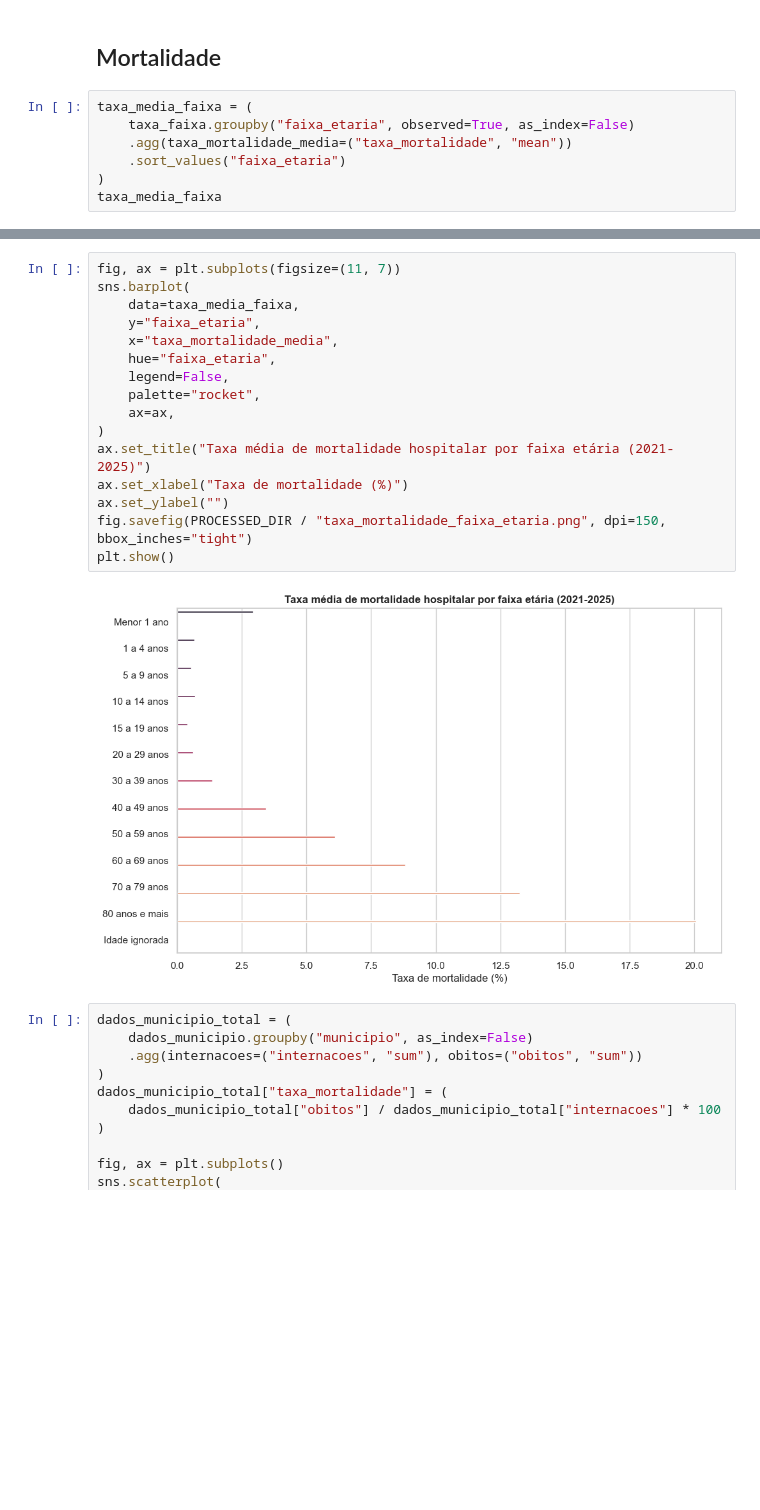
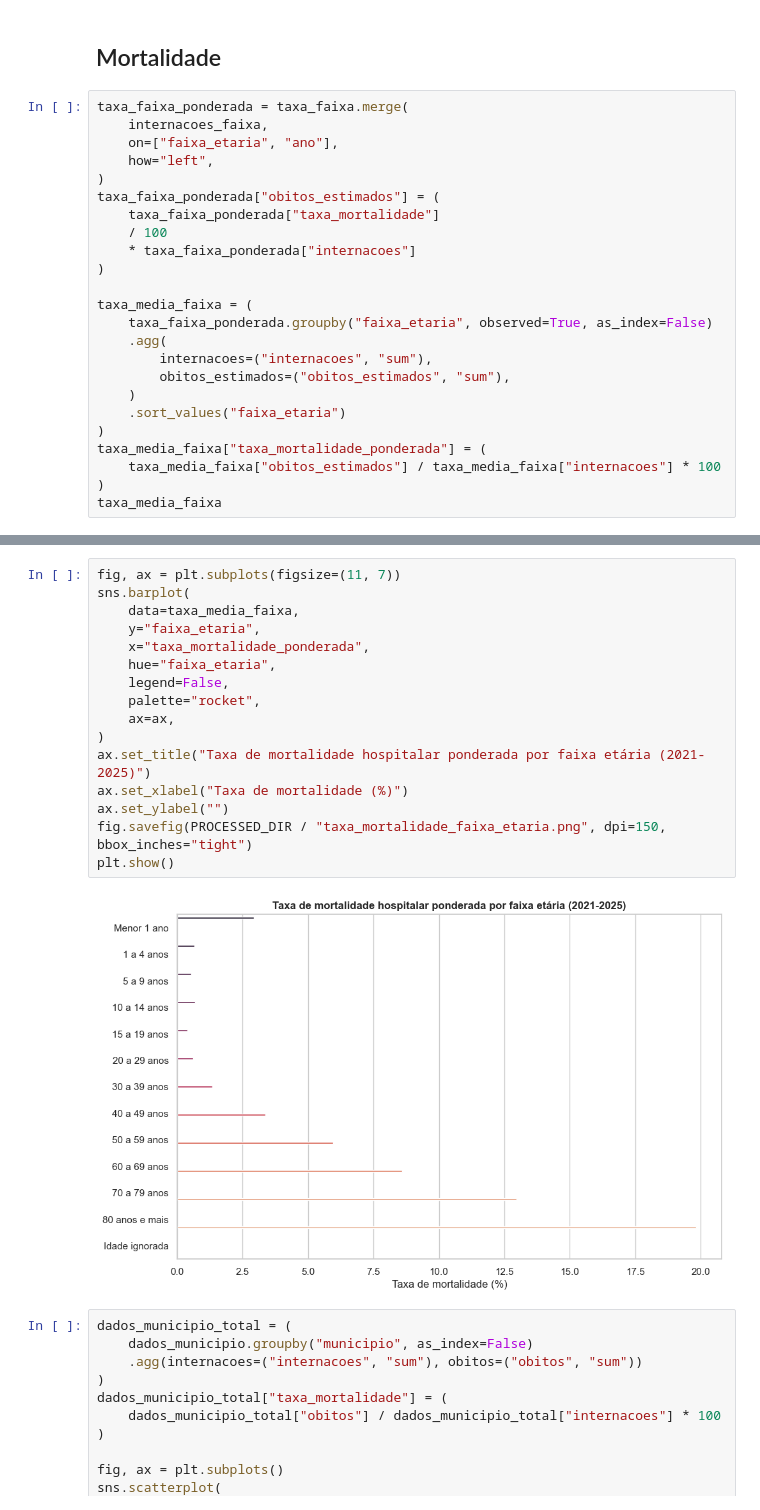
Before and after one commit to nicolasagra-dev/eda-datasus-amazonas, a Jupyter notebook: notebooks/eda_datasus_amazonas.ipynb, the cells around one changed output, grey strips where cells are left out. Drawn from its saved outputs; the diff is of its cells as text; blank space fills up the shorter version.

```diff
--- a/notebooks/eda_datasus_amazonas.ipynb
+++ b/notebooks/eda_datasus_amazonas.ipynb
@@ -694,10 +698,27 @@ As faixas de 20 a 39 anos têm maior volume absoluto de internações, mas a an
 # %% [markdown]
 ## Mortalidade
 # %%
+taxa_faixa_ponderada = taxa_faixa.merge(
+    internacoes_faixa,
+    on=["faixa_etaria", "ano"],
+    how="left",
+)
+taxa_faixa_ponderada["obitos_estimados"] = (
+    taxa_faixa_ponderada["taxa_mortalidade"]
+    / 100
+    * taxa_faixa_ponderada["internacoes"]
+)
+
 taxa_media_faixa = (
-    taxa_faixa.groupby("faixa_etaria", observed=True, as_index=False)
-    .agg(taxa_mortalidade_media=("taxa_mortalidade", "mean"))
+    taxa_faixa_ponderada.groupby("faixa_etaria", observed=True, as_index=False)
+    .agg(
+        internacoes=("internacoes", "sum"),
+        obitos_estimados=("obitos_estimados", "sum"),
+    )
     .sort_values("faixa_etaria")
 )
+taxa_media_faixa["taxa_mortalidade_ponderada"] = (
+    taxa_media_faixa["obitos_estimados"] / taxa_media_faixa["internacoes"] * 100
+)
 taxa_media_faixa
 # %% [output]
@@ -717,21 +738,21 @@ taxa_media_faixa
 # %%
 fig, ax = plt.subplots(figsize=(11, 7))
 sns.barplot(
     data=taxa_media_faixa,
     y="faixa_etaria",
-    x="taxa_mortalidade_media",
+    x="taxa_mortalidade_ponderada",
     hue="faixa_etaria",
     legend=False,
     palette="rocket",
     ax=ax,
 )
-ax.set_title("Taxa média de mortalidade hospitalar por faixa etária (2021-2025)")
+ax.set_title("Taxa de mortalidade hospitalar ponderada por faixa etária (2021-2025)")
 ax.set_xlabel("Taxa de mortalidade (%)")
 ax.set_ylabel("")
 fig.savefig(PROCESSED_DIR / "taxa_mortalidade_faixa_etaria.png", dpi=150, bbox_inches="tight")
 plt.show()
 # %% [output]
-[figure, old version]
+[figure, new version]
 # %%
 dados_municipio_total = (
     dados_municipio.groupby("municipio", as_index=False)
```
Also changed, not shown: parts of 6 cells of this notebook, 17 other files.
